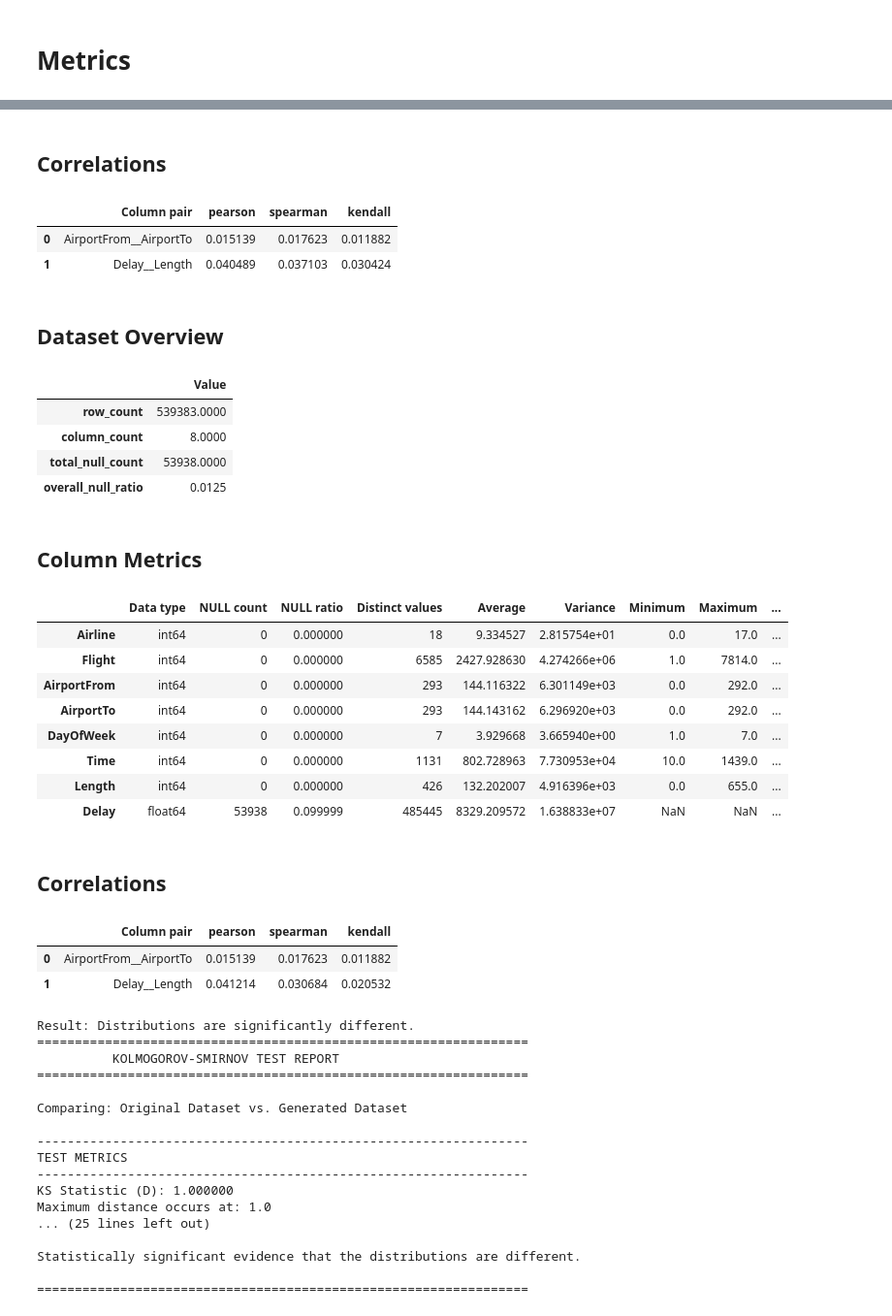
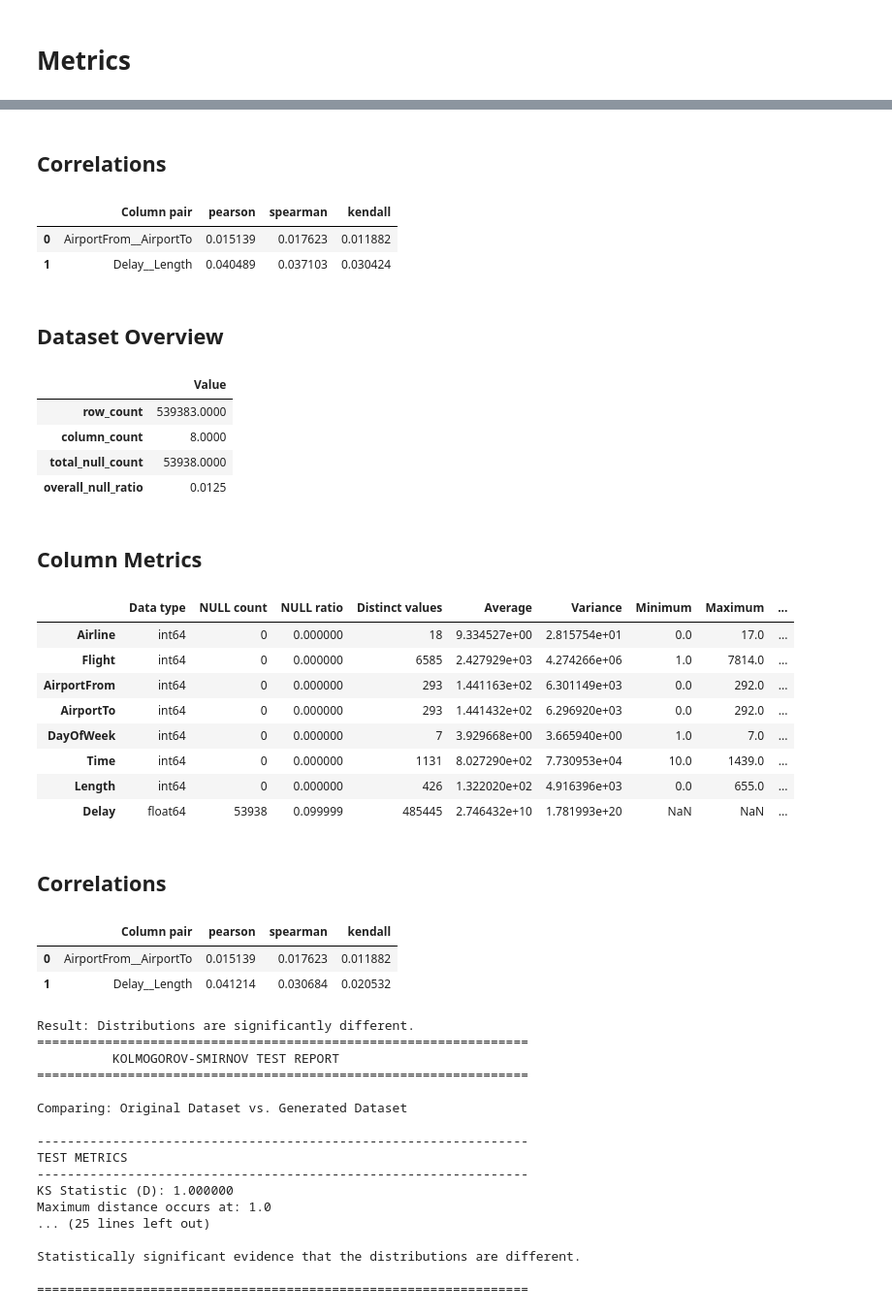
Before and after one commit to KurfuerstPilz/datagenerator, a Jupyter notebook: Datagenerator_Prototyp.ipynb, the cells around one changed output, grey strips where cells are left out. Shown at 97% size. Saved outputs shown, nothing was run; the diff lists cells and outputs as text; code cells hidden in the pictures.

```diff
--- a/Datagenerator_Prototyp.ipynb
+++ b/Datagenerator_Prototyp.ipynb
@@ -1327,6 +604,9 @@ print(average_result)
 # %% [markdown]
 # Metrics
 # %%
+from helper import collect_dataset_metrics, display_dataset_metrics, format_ks_result
+import pandas as pd
+
 # Collect Metrics
 
 df = pd.read_csv("airlines.csv")
@@ -1358,7 +638,7 @@ metrics = collect_dataset_metrics(
 displayed_metrics = display_dataset_metrics(metrics)
 
 # Perform statistical test
-result = compare_csv_columns(
+result = ks_test(
     "airlines.csv",
     "output.csv",
     "Delay"
@@ -1373,41 +653,41 @@ print(format_ks_result(
 ))
 # %% [output]
 ## Dataset Overview
 |  | Value |
 | row_count | 539383.0 |
 | column_count | 8.0 |
 | total_null_count | 0.0 |
 | overall_null_ratio | 0.0 |
 ## Column Metrics
 |  | Data type | NULL count | NULL ratio | Distinct values | Average | Variance | Minimum | Maximum | ... |
 | Airline | int64 | 0 | 0.0 | 18 | 9.334527 | 2.815754e+01 | 0 | 17 | ... |
 | Flight | int64 | 0 | 0.0 | 6585 | 2427.928630 | 4.274266e+06 | 1 | 7814 | ... |
 | AirportFrom | int64 | 0 | 0.0 | 293 | 144.116322 | 6.301149e+03 | 0 | 292 | ... |
 | AirportTo | int64 | 0 | 0.0 | 293 | 144.143162 | 6.296920e+03 | 0 | 292 | ... |
 | DayOfWeek | int64 | 0 | 0.0 | 7 | 3.929668 | 3.665940e+00 | 1 | 7 | ... |
 | Time | int64 | 0 | 0.0 | 1131 | 802.728963 | 7.730953e+04 | 10 | 1439 | ... |
 | Length | int64 | 0 | 0.0 | 426 | 132.202007 | 4.916396e+03 | 0 | 655 | ... |
 | Delay | int64 | 0 | 0.0 | 2 | 0.445442 | 2.470239e-01 | 0 | 1 | ... |
 ## Correlations
 |  | Column pair | pearson | spearman | kendall |
 | 0 | AirportFrom__AirportTo | 0.015139 | 0.017623 | 0.011882 |
 | 1 | Delay__Length | 0.040489 | 0.037103 | 0.030424 |
 ## Dataset Overview
 |  | Value |
 | row_count | 539383.0000 |
 | column_count | 8.0000 |
 | total_null_count | 53938.0000 |
 | overall_null_ratio | 0.0125 |
 ## Column Metrics
 |  | Data type | NULL count | NULL ratio | Distinct values | Average | Variance | Minimum | Maximum | ... |
-| Airline | int64 | 0 | 0.000000 | 18 | 9.334527 | 2.815754e+01 | 0.0 | 17.0 | ... |
-| Flight | int64 | 0 | 0.000000 | 6585 | 2427.928630 | 4.274266e+06 | 1.0 | 7814.0 | ... |
-| AirportFrom | int64 | 0 | 0.000000 | 293 | 144.116322 | 6.301149e+03 | 0.0 | 292.0 | ... |
-| AirportTo | int64 | 0 | 0.000000 | 293 | 144.143162 | 6.296920e+03 | 0.0 | 292.0 | ... |
-| DayOfWeek | int64 | 0 | 0.000000 | 7 | 3.929668 | 3.665940e+00 | 1.0 | 7.0 | ... |
-| Time | int64 | 0 | 0.000000 | 1131 | 802.728963 | 7.730953e+04 | 10.0 | 1439.0 | ... |
-| Length | int64 | 0 | 0.000000 | 426 | 132.202007 | 4.916396e+03 | 0.0 | 655.0 | ... |
-| Delay | float64 | 53938 | 0.099999 | 485445 | 8329.209572 | 1.638833e+07 | NaN | NaN | ... |
+| Airline | int64 | 0 | 0.000000 | 18 | 9.334527e+00 | 2.815754e+01 | 0.0 | 17.0 | ... |
+| Flight | int64 | 0 | 0.000000 | 6585 | 2.427929e+03 | 4.274266e+06 | 1.0 | 7814.0 | ... |
+| AirportFrom | int64 | 0 | 0.000000 | 293 | 1.441163e+02 | 6.301149e+03 | 0.0 | 292.0 | ... |
+| AirportTo | int64 | 0 | 0.000000 | 293 | 1.441432e+02 | 6.296920e+03 | 0.0 | 292.0 | ... |
+| DayOfWeek | int64 | 0 | 0.000000 | 7 | 3.929668e+00 | 3.665940e+00 | 1.0 | 7.0 | ... |
+| Time | int64 | 0 | 0.000000 | 1131 | 8.027290e+02 | 7.730953e+04 | 10.0 | 1439.0 | ... |
+| Length | int64 | 0 | 0.000000 | 426 | 1.322020e+02 | 4.916396e+03 | 0.0 | 655.0 | ... |
+| Delay | float64 | 53938 | 0.099999 | 485445 | 2.746432e+10 | 1.781993e+20 | NaN | NaN | ... |
 ## Correlations
 |  | Column pair | pearson | spearman | kendall |
 | 0 | AirportFrom__AirportTo | 0.015139 | 0.017623 | 0.011882 |
```
Also changed, not shown: parts of 15 cells of this notebook, 4 other files.
